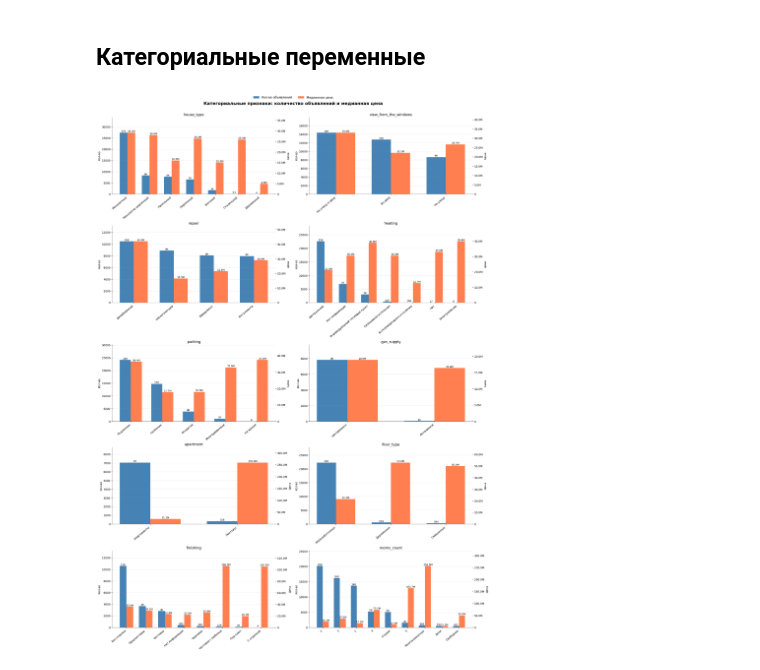
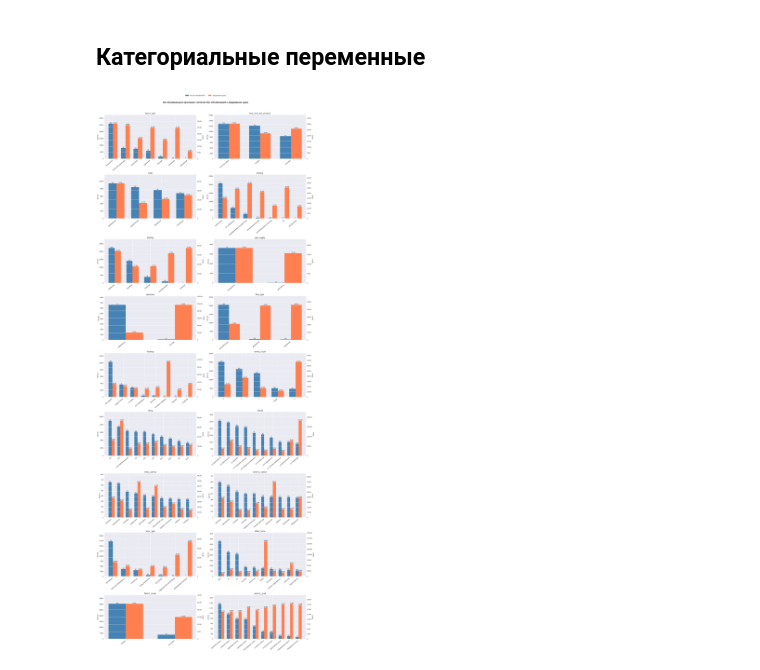
Before and after one commit to AyuKamakin/Abd_prj_25_26_team_40, a Jupyter notebook: EDA.ipynb, the cells around one changed output. Cells and saved outputs as stored; diff of their text form; code cells hidden in the pictures.

```diff
--- a/EDA.ipynb
+++ b/EDA.ipynb
@@ -714,0 +1149,2 @@ st[1]
+# %%
+df.loc[(df['kitchen_area'].isna()), 'kitchen_area'] = round(0.3*df['total_area'], 0)
@@ -950,2 +1629,0 @@ Percentage of Percentile outliers: 1.97%
-# %%
-df = df_clean_percentile
@@ -953,0 +1688,6 @@ df = df_clean_percentile
+# %%
+'''
+# Удаляем строки с price > 60,000,000
+df = df[df['price'] <= 60000000]
+df = df[df['year_of_construction'] >= 1950]
+'''
@@ -957,8 +1710,9 @@ df = df_clean_percentile
 columns_list = [
     'price', 'total_area', 'living_area', 'kitchen_area', 'ceiling_height',
     'floor', 'total_floors', 'combined_bathroom', 'separated_bathroom',
-    'balcony', 'loggia', 'year_of_construction', 'passenger_elevator',
-    'cargo_elevator', 'entrances'
+    'year_of_construction', 'passenger_elevator', 'loggia_balcony',
+    'cargo_elevator', 'entrances', 'fastest_minutes', 'stations_nearby',
+    'distance_from_mkad', 'roads_nearby_count'
 ]
 # %%
 #отбираем числовые значения
@@ -1126,9 +1884,11 @@ plt.show()
 ## Категориальные переменные
 # %%
 # Категориальные признаки
-categorical_cols = [
-    'house_type', 'view_from_the_windows', 'repair', 'heating',
-    'parking', 'gas_supply', 'apartment', 'floor_type', 'finishing', 'rooms_count'
+categorical_cols = categorical = [
+    'house_type', 'view_from_the_windows', 'repair', 'heating', 'parking',
+    'gas_supply', 'apartment', 'floor_type', 'finishing', 'rooms_count',
+    'okrug', 'district', 'metro_adress', 'nearest_station', 'seller_type',
+    'seller_name', 'fastest_mode', 'nearest_road'
 ]
 
 # Форматирование чисел
@@ -1234,31 +1994,31 @@ for idx, col in enumerate(categorical_cols):
     # --- Косметика рамок ---
     for ax in (ax1, ax2):
         ax.spines['top'].set_visible(False)
         ax.spines['right'].set_visible(False)
         ax.spines['left'].set_alpha(0.4)
         ax.spines['bottom'].set_alpha(0.4)
 
     ax1.set_title(col, fontsize=13)
 
 # Отключаем пустые оси
 for j in range(idx + 1, len(axes)):
     axes[j].axis('off')
 
 # --- Общая легенда на всё полотно ---
 legend_elements = [
     Patch(facecolor='steelblue', label='Кол-во объявлений'),
     Patch(facecolor='coral', label='Медианная цена')
 ]
 
 fig.legend(
     handles=legend_elements,
     loc='upper center',
     ncol=2,
     fontsize=11,
     frameon=False,
     bbox_to_anchor=(0.5, 1.035)
 )
 
 plt.show()
 # %% [output]
-[figure, old version]
+[figure, new version]
```
Also changed, not shown: parts of 82 cells of this notebook.
